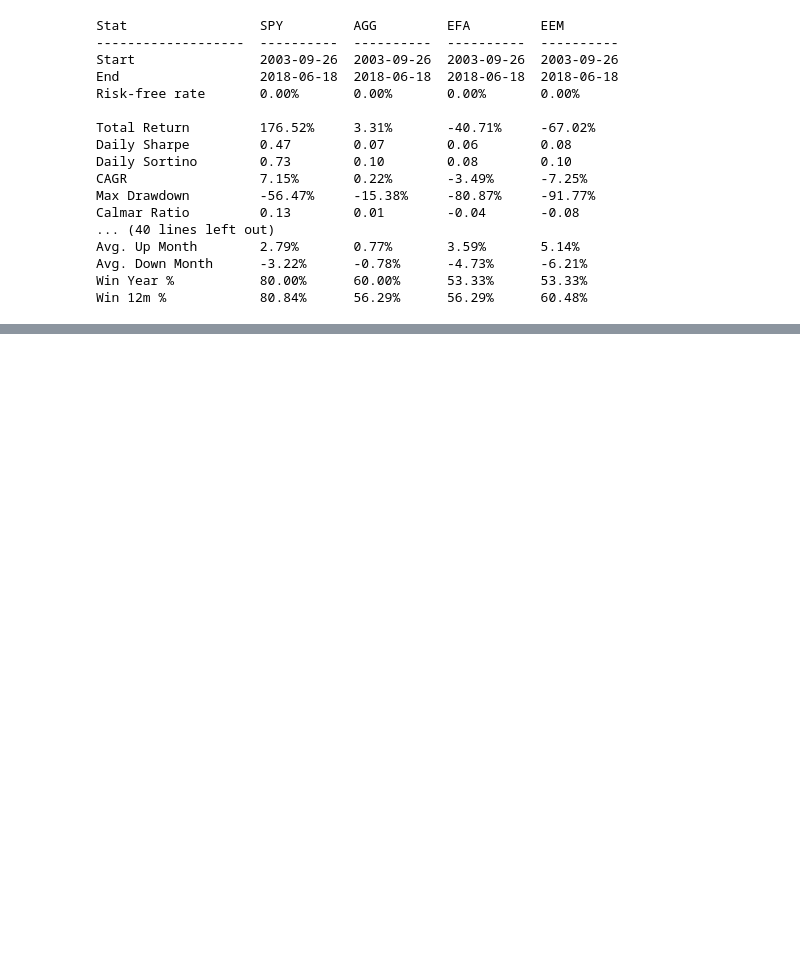
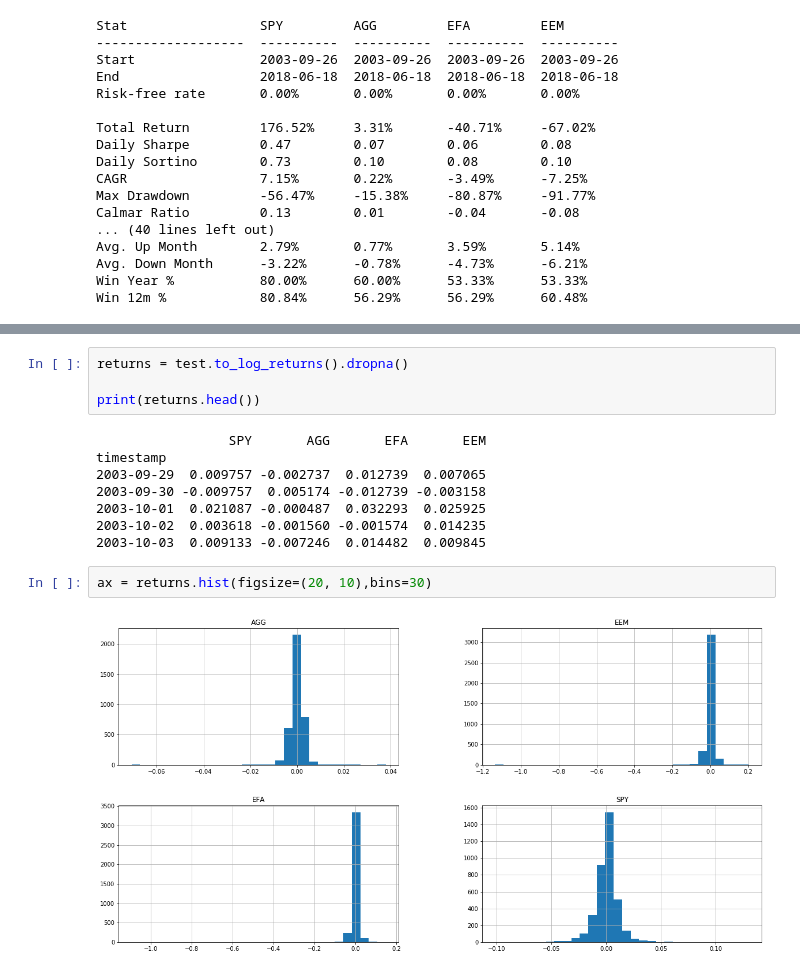
Before and after one commit to xexx12345/MISC, a Jupyter notebook: VAA.ipynb, the cells around one changed output, grey strips where cells are left out. Saved outputs shown, nothing was run; the diff lists cells and outputs as text; blank space fills up the shorter version.

```diff
--- a/VAA.ipynb
+++ b/VAA.ipynb
@@ -152,0 +181,16 @@ Win 12m %            80.84%      56.29%      56.29%      60.48%
+# %%
+returns = test.to_log_returns().dropna()
+
+print(returns.head())
+# %% [output]
+                 SPY       AGG       EFA       EEM
+timestamp
+2003-09-29  0.009757 -0.002737  0.012739  0.007065
+2003-09-30 -0.009757  0.005174 -0.012739 -0.003158
+2003-10-01  0.021087 -0.000487  0.032293  0.025925
+2003-10-02  0.003618 -0.001560 -0.001574  0.014235
+2003-10-03  0.009133 -0.007246  0.014482  0.009845
+# %%
+ax = returns.hist(figsize=(20, 10),bins=30)
+# %% [output]
+[figure, added]
```
Also changed, not shown: parts of 4 cells of this notebook.
